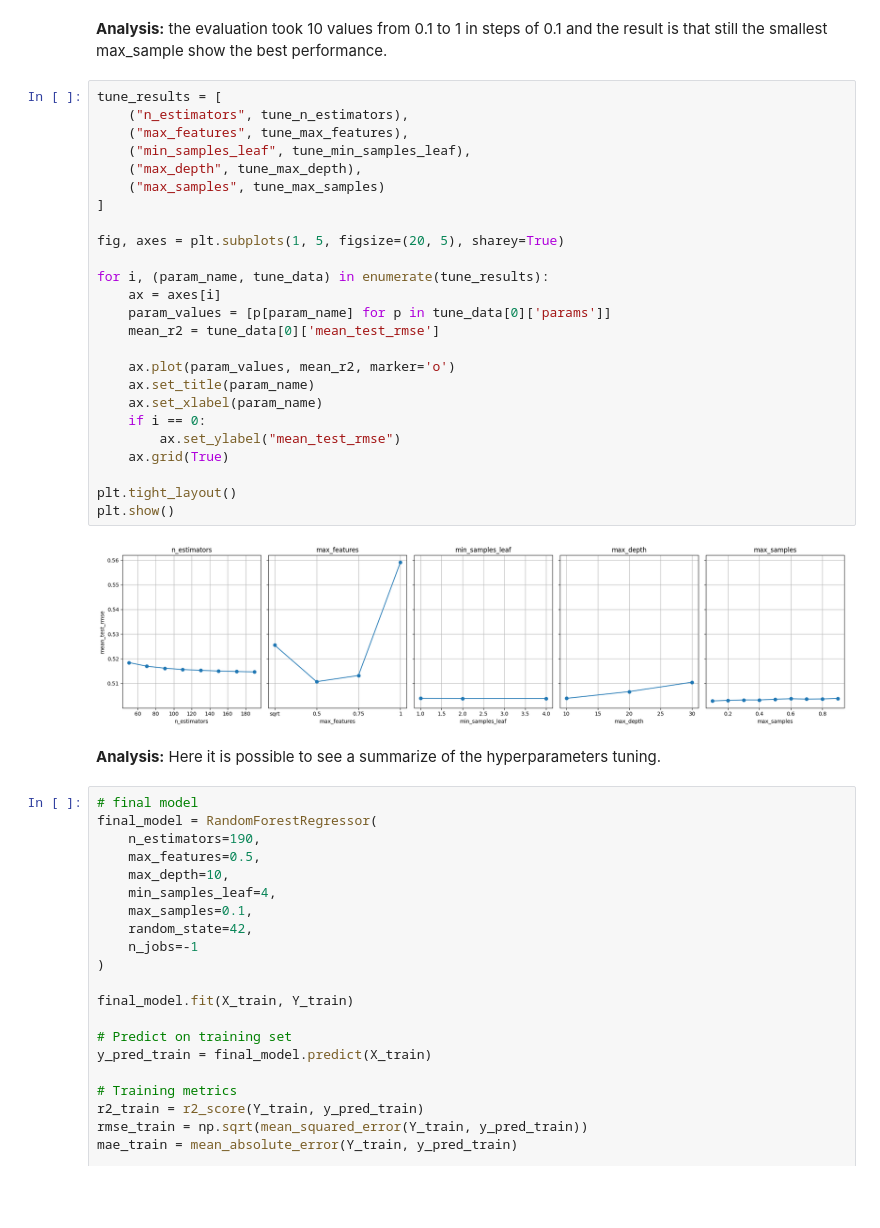
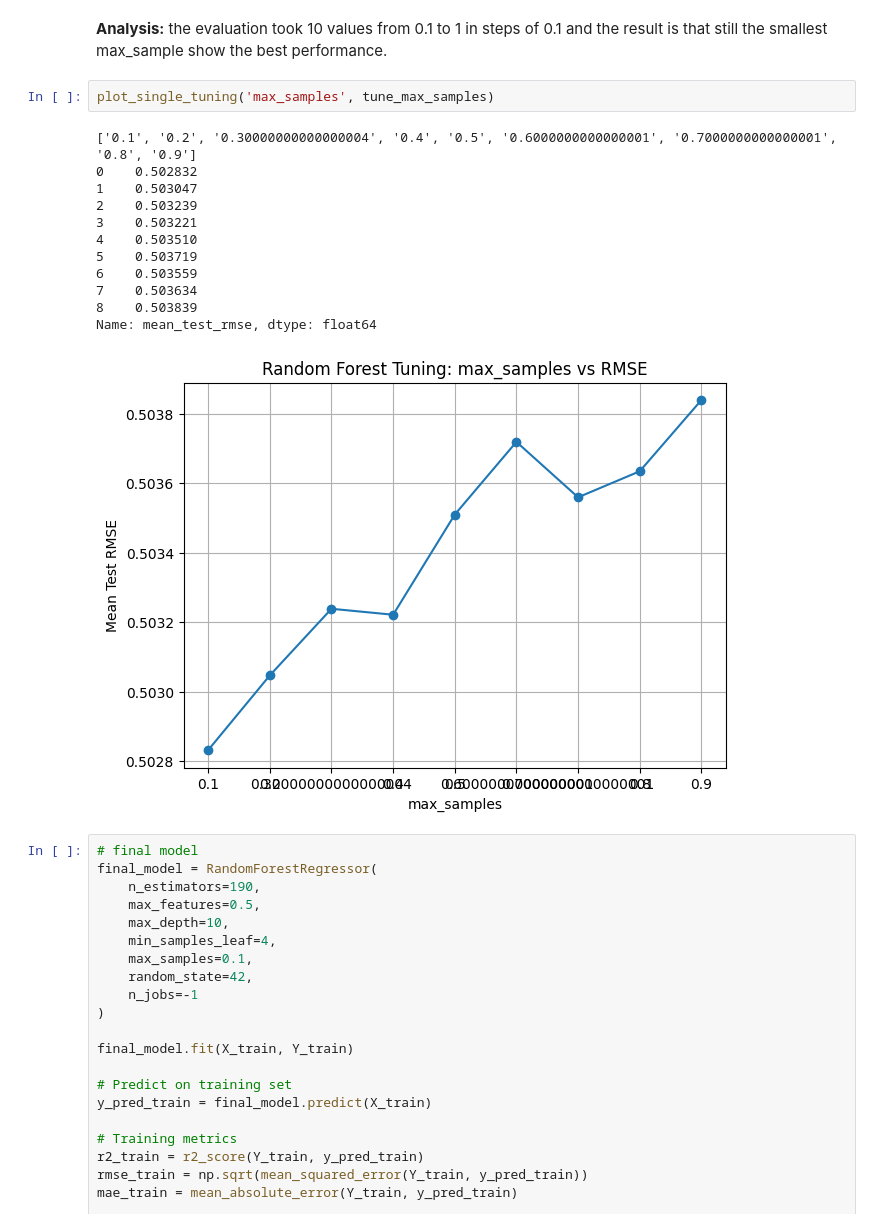
Before and after one commit to Angelicarjs/crop_yield_ML_project, a Jupyter notebook: ML_Milestone1Revision.ipynb, the cells around one changed output. Saved outputs shown, nothing was run; the diff lists cells and outputs as text; blank space fills up the shorter version.

```diff
--- a/ML_Milestone1Revision.ipynb
+++ b/ML_Milestone1Revision.ipynb
@@ -1164,35 +1179,21 @@ Fitting 3 folds for each of 9 candidates, totalling 27 fits
 [CV] END max_depth=10, max_features=0.5, max_samples=0.9, min_samples_leaf=4, n_estimators=190; total time= 2.8min
 # %% [markdown]
 **Analysis:** the evaluation took 10 values from 0.1 to 1 in steps of 0.1 and the result is that still the smallest max_sample show the best performance.
-# %%
-tune_results = [
-    ("n_estimators", tune_n_estimators),
-    ("max_features", tune_max_features),
-    ("min_samples_leaf", tune_min_samples_leaf),
-    ("max_depth", tune_max_depth),
-    ("max_samples", tune_max_samples)
-]
-
-fig, axes = plt.subplots(1, 5, figsize=(20, 5), sharey=True)
-
-for i, (param_name, tune_data) in enumerate(tune_results):
-    ax = axes[i]
-    param_values = [p[param_name] for p in tune_data[0]['params']]
-    mean_r2 = tune_data[0]['mean_test_rmse']
-
-    ax.plot(param_values, mean_r2, marker='o')
-    ax.set_title(param_name)
-    ax.set_xlabel(param_name)
-    if i == 0:
-        ax.set_ylabel("mean_test_rmse")
-    ax.grid(True)
-
-plt.tight_layout()
-plt.show()
-# %% [output]
-[figure, removed]
-# %% [markdown]
-**Analysis:** Here it is possible to see a summarize of the hyperparameters tuning.
+# %%
+plot_single_tuning('max_samples', tune_max_samples)
+# %% [output]
+['0.1', '0.2', '0.30000000000000004', '0.4', '0.5', '0.6000000000000001', '0.7000000000000001', '0.8', '0.9']
+0    0.502832
+1    0.503047
+2    0.503239
+3    0.503221
+4    0.503510
+5    0.503719
+6    0.503559
+7    0.503634
+8    0.503839
+Name: mean_test_rmse, dtype: float64
+[figure, added]
 # %%
 # final model
 final_model = RandomForestRegressor(
```
Also changed, not shown: parts of 3 cells of this notebook.
